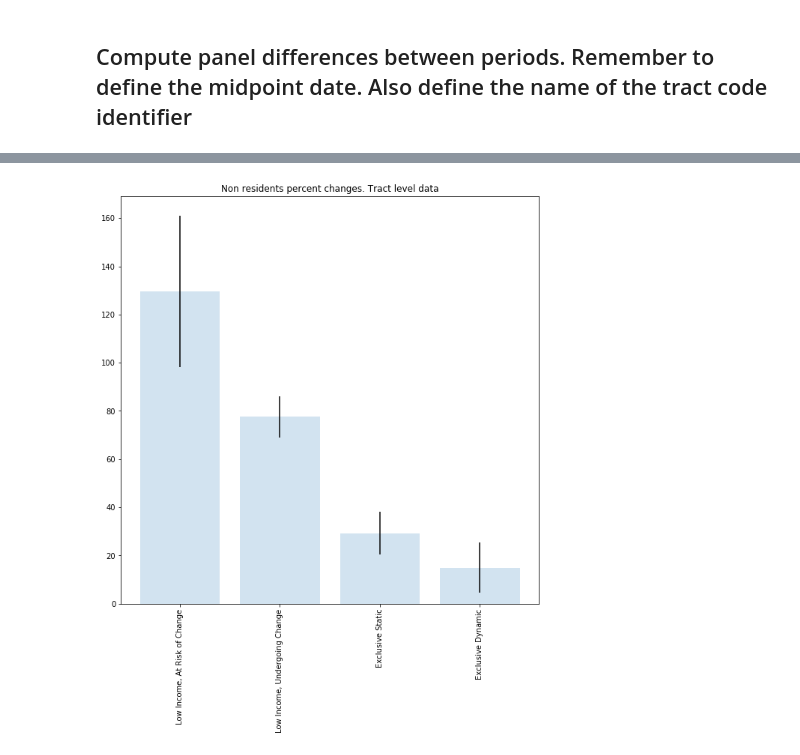
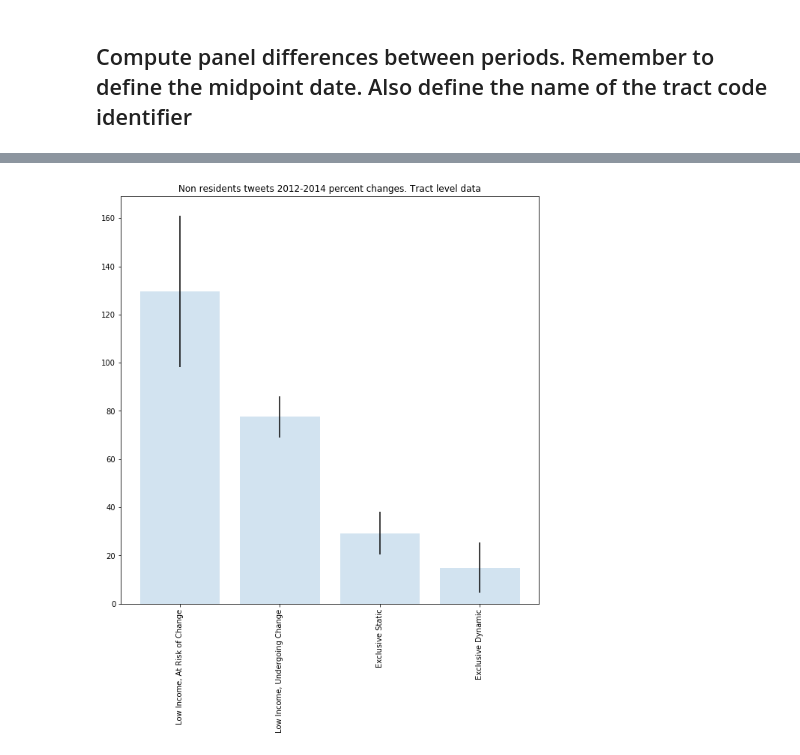
Before and after one commit to rpasquini/twitter_and_displacement, a Jupyter notebook: notebooks/Complete Analysis Example Counts by Typologies .ipynb, the cells around one changed output, grey strips where cells are left out. Cells and saved outputs as stored; diff of their text form; code cells hidden in the pictures.

Commit message:
tract level econometrics 1

```diff
--- a/notebooks/Complete Analysis Example Counts by Typologies .ipynb
+++ b/notebooks/Complete Analysis Example Counts by Typologies .ipynb
@@ -396,18 +396,18 @@ df_tract_level_changesb
 # %%
 
 def newbarchart(df,title='insert title'):
     df=df.sort_values(by=('nonresidents_ch','mean'), ascending=False)
 
     df=df.loc[df.TYPE!='NON_POP']
     df=df.loc[df.TYPE!='NON POP']
     df=df.loc[df.TYPE!='OTHER']
 
     # notice I am multiplying by 100 because I did not do previously
     fig, ax = plt.subplots()
     ax.bar(df['TYPE'], df['nonresidents_ch','mean']*100, yerr=1.96*df['nonresidents_ch','sem']*100, alpha=0.2)
     plt.title(title)
     plt.xticks(rotation=90)
     plt.show()
-newbarchart(df_tract_level_changesb,title='Non residents percent changes. Tract level data')
+newbarchart(df_tract_level_changesb,title='Non residents tweets 2012-2014 percent changes. Tract level data')
 # %% [output]
-[figure, old version]
+[figure, new version]
```
Also changed, not shown: parts of 1 cell of this notebook, 1 other file.
